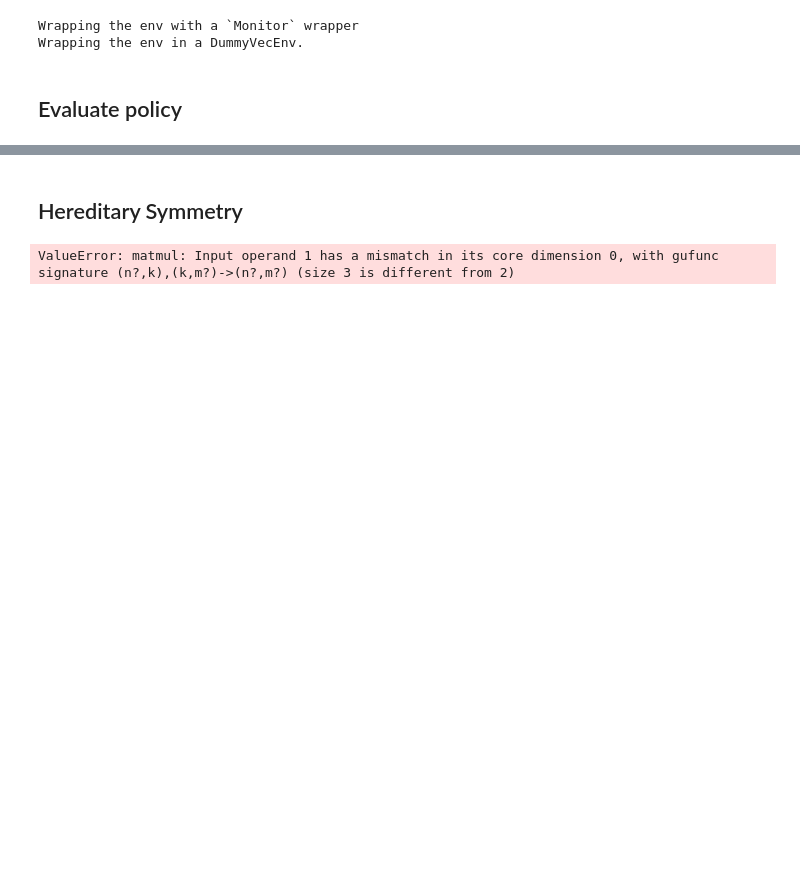
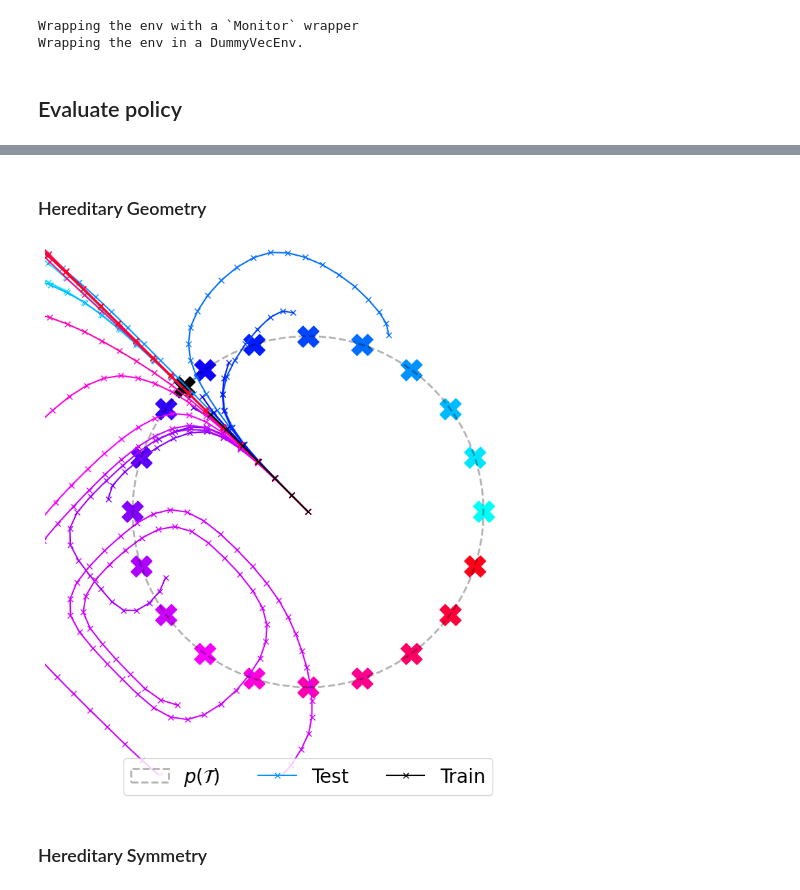
Before and after one commit to PaulNitschke/geo_meta_rl, a Jupyter notebook: geometric_meta_rl.ipynb, the cells around one changed output, grey strips where cells are left out. Cells and saved outputs as stored; diff of their text form; code cells hidden in the pictures; blank space fills up the shorter version.

Commit message:
implemented symmetric policy, no training on encoded state spaces yet

```diff
--- a/geometric_meta_rl.ipynb
+++ b/geometric_meta_rl.ipynb
@@ -84,2 +141,40 @@ plot_rollouts_on_circle(train_trajectories=rollouts["train"]["states"],
+# %% [markdown]
+### Hereditary Geometry
+# %%
+LG = lambda theta : np.array([[np.cos(theta), np.sin(theta)], [-np.sin(theta), np.cos(theta)]])
+
+encoder_S_train=[lambda s: s for _ in train_tasks_rotations]
+decoder_A_train=[lambda a: a for _ in train_tasks_rotations]
+l_g_train = [lambda s, theta=theta: LG(theta - base_rotation_task) @ s for theta in train_tasks_rotations]
+h_g_train = [lambda a: a for _ in train_tasks_rotations]
+
+train_geo_pis = [GeometricPolicy(base_pi=policy_base, l_g=l_g, encoder_s=None, h_g=None, decoder_a=None) for l_g in l_g_train]
+
+encoder_S_test=[lambda s: s for _ in test_tasks_rotations]
+decoder_A_test=[lambda a: a for _ in test_tasks_rotations]
+l_g_test = [lambda s, theta=theta: LG(theta - base_rotation_task) @ s for theta in test_tasks_rotations]
+h_g_test = [lambda a: a for _ in test_tasks_rotations]
+
+test_geo_pis = [GeometricPolicy(base_pi=policy_base, l_g=l_g, encoder_s=None, h_g=None, decoder_a=None) for l_g in l_g_test]
+
+# train_geo_pis = [GeometricPolicy(base_pi=policy_base, generator=LG, theta=theta - base_rotation_task) for theta in train_tasks_rotations]
+# test_geo_pis = [GeometricPolicy(base_pi=policy_base, generator=LG, theta=theta - base_rotation_task) for theta in test_tasks_rotations]
+
+geo_rollouts=sample_meta_traj(train_envs=train_envs,
+                          test_envs=test_envs,
+                          train_pis=train_geo_pis,
+                          test_pis=test_geo_pis)
+
+plot_rollouts_on_circle(train_trajectories=geo_rollouts["train"]["states"],
+                        test_trajectories=geo_rollouts["test"]["states"],
+                        train_goal_locations=train_tasks_flat,
+                        test_goal_locations=test_tasks_flat,
+                        fig_height=FIG_HEIGHT, label_font_size=LABEL_FONT_SIZE, dpi=DPI,
+                        legend=True,
+                        savepath=None
+                        # savepath="circle_nav_vanilla_meta_rl"
+                        )
+# %% [output]
+[figure, added]
 # %% [markdown]
-## Hereditary Symmetry
+### Hereditary Symmetry
@@ -120,7 +180,0 @@ test_geo_pis = [
-# %%
-geo_rollouts=sample_meta_traj(train_envs=train_envs,
-                          test_envs=test_envs,
-                          train_pis=train_geo_pis,
-                          test_pis=test_geo_pis)
-# %% [output]
-ValueError: matmul: Input operand 1 has a mismatch in its core dimension 0, with gufunc signature (n?,k),(k,m?)->(n?,m?) (size 3 is different from 2)
```
Also changed, not shown: parts of 11 cells of this notebook, 4 other files.
